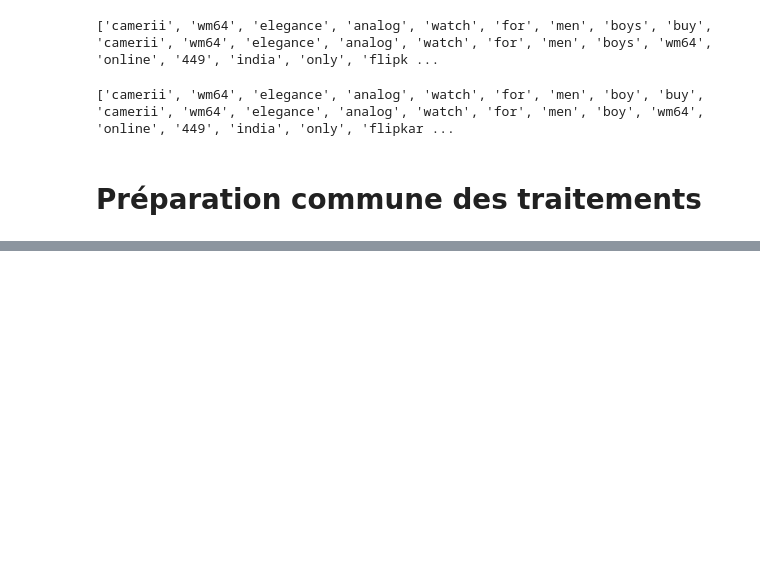
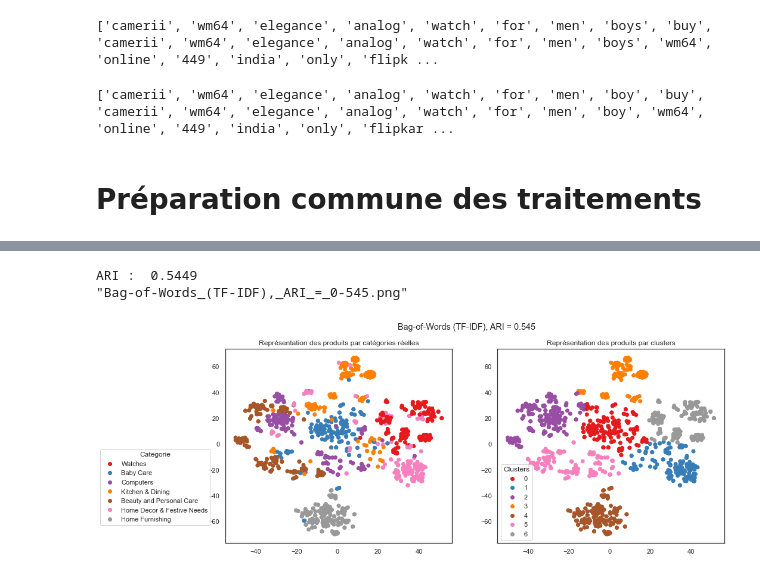
Before and after one commit to mrcreasey/oc-ds-p6-nlp-computer-vision, a Jupyter notebook: P6_01_text_clustering.ipynb, the cells around one changed output, grey strips where cells are left out. Saved outputs shown, nothing was run; the diff lists cells and outputs as text; code cells hidden in the pictures; blank space fills up the shorter version.

```diff
--- a/P6_01_text_clustering.ipynb
+++ b/P6_01_text_clustering.ipynb
@@ -604,0 +722,8 @@ max length dl : 636
+# %%
+fig = TSNE_visu_fct(X_tsne2, y_cat_num, labels2, ARI2)
+plt.suptitle(f'Bag-of-Words (TF-IDF), ARI = {ARI2:.3f}')
+to_png()
+# %% [output]
+ARI :  0.5449
+"Bag-of-Words_(TF-IDF),_ARI_=_0-545.png"
+[figure, added]
```
Also changed, not shown: parts of 18 cells of this notebook, 1 other file.
